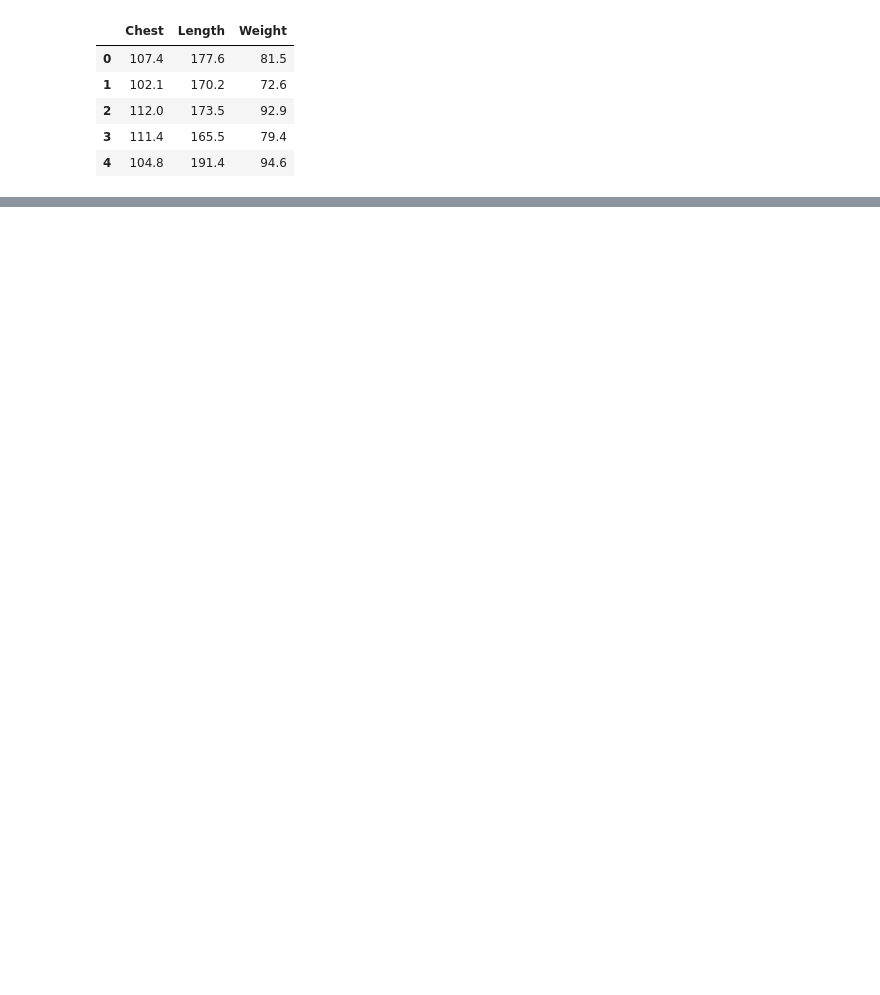
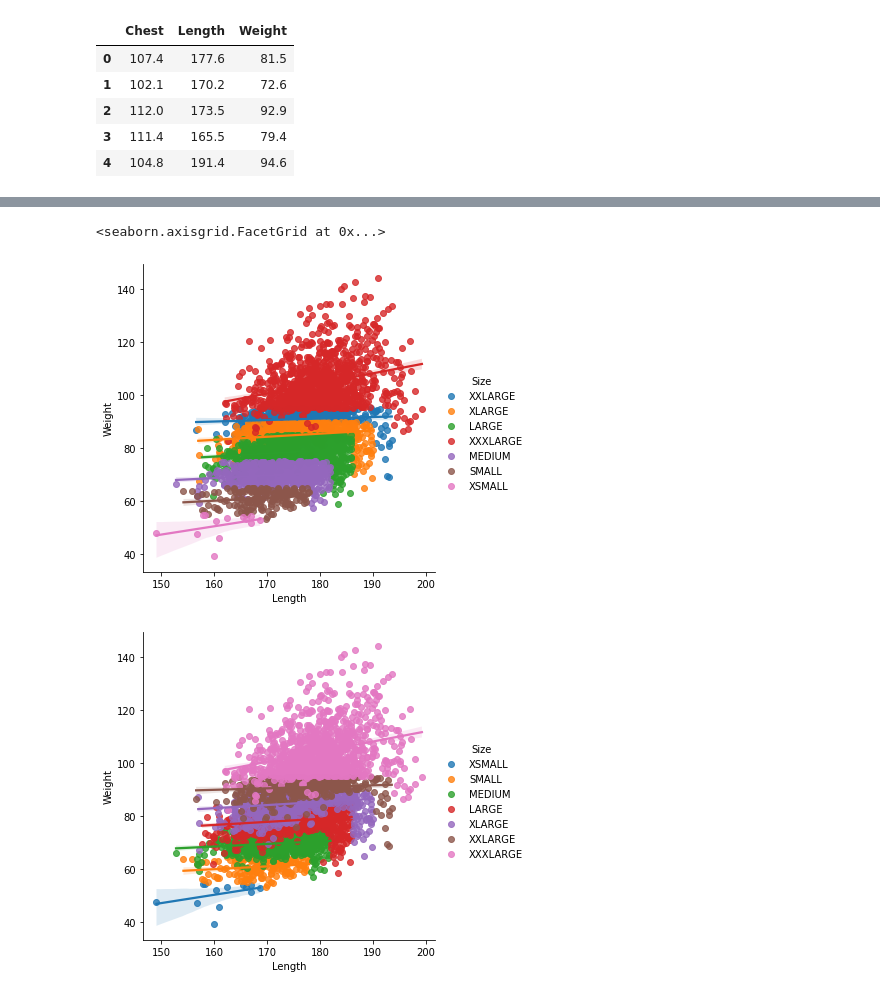
Before and after one commit to ViceSyndicate/Big_data, a Jupyter notebook: test_plots/3dplot.ipynb, the cells around one changed output, grey strips where cells are left out. Drawn from its saved outputs; the diff is of its cells as text; code cells hidden in the pictures; blank space fills up the shorter version.

```diff
--- a/test_plots/3dplot.ipynb
+++ b/test_plots/3dplot.ipynb
@@ -136,0 +146,8 @@ sns.lmplot(data=df, x="Length", y="Weight", hue="Size", legend='false')
+# %%
+hue_size = ["XSMALL", "SMALL", "MEDIUM","LARGE","XLARGE","XXLARGE","XXXLARGE" ]
+sns.lmplot(data=df, x="Length", y="Weight", hue="Size", legend='false')
+sns.lmplot(data=df, x="Length", y="Weight", hue="Size", legend='true', hue_order=hue_size)
+# %% [output]
+<seaborn.axisgrid.FacetGrid at 0x...>
+[figure, added]
+[figure, added]
```
Also changed, not shown: parts of 5 cells of this notebook, 8 other files.
